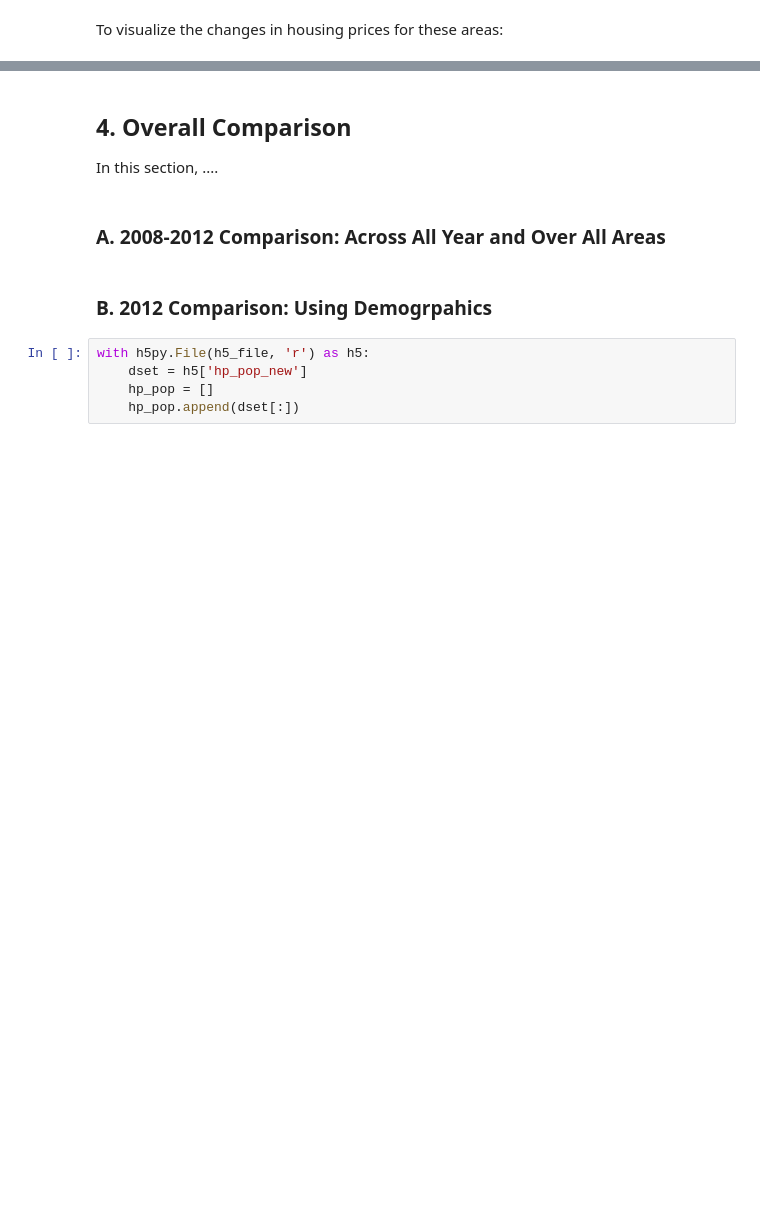
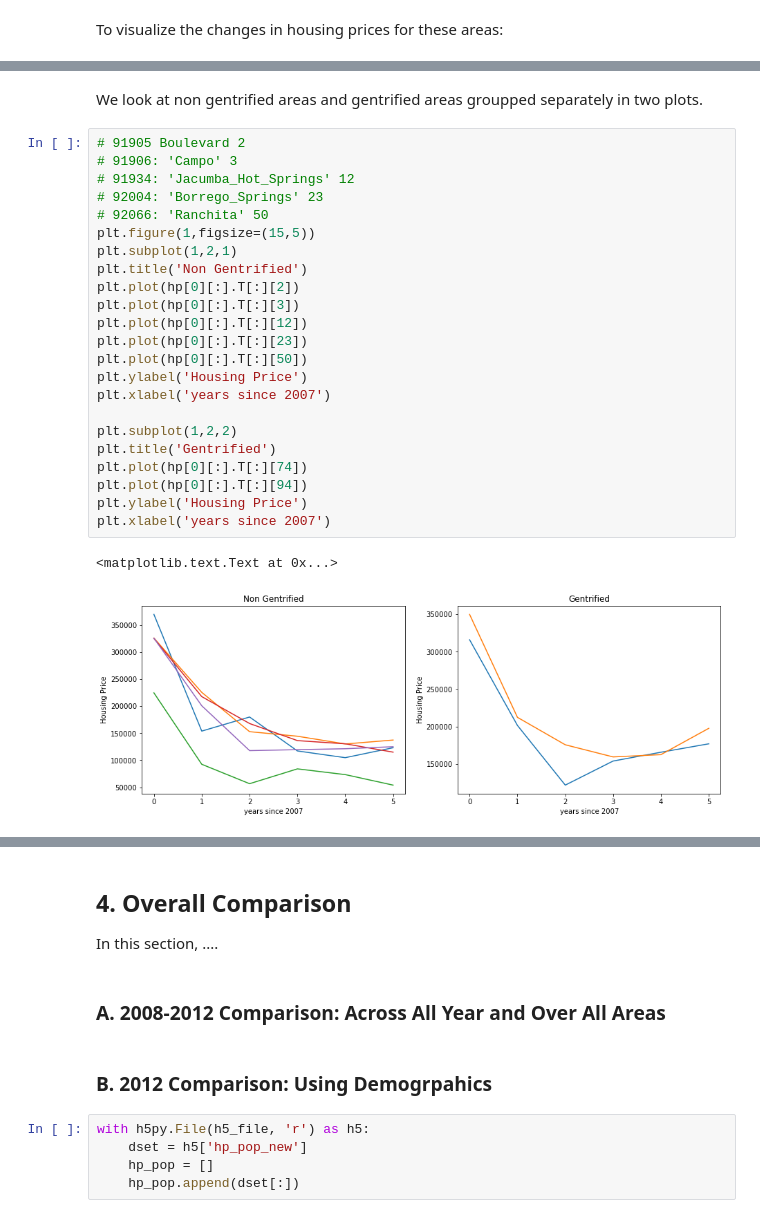
Before and after one commit to AbenaBonsu/Pr_057, a Jupyter notebook: FinalProject.ipynb, the cells around one changed output, grey strips where cells are left out. Cells and saved outputs as stored; diff of their text form; blank space fills up the shorter version.

```diff
--- a/FinalProject.ipynb
+++ b/FinalProject.ipynb
@@ -901,0 +953,28 @@ _ = plt.plot(hp[0][:].T[:][94])
+# %% [markdown]
+We look at non gentrified areas and gentrified areas groupped separately in two plots.
+# %%
+# 91905 Boulevard 2
+# 91906: 'Campo' 3
+# 91934: 'Jacumba_Hot_Springs' 12
+# 92004: 'Borrego_Springs' 23
+# 92066: 'Ranchita' 50
+plt.figure(1,figsize=(15,5))
+plt.subplot(1,2,1)
+plt.title('Non Gentrified')
+plt.plot(hp[0][:].T[:][2])
+plt.plot(hp[0][:].T[:][3])
+plt.plot(hp[0][:].T[:][12])
+plt.plot(hp[0][:].T[:][23])
+plt.plot(hp[0][:].T[:][50])
+plt.ylabel('Housing Price')
+plt.xlabel('years since 2007')
+
+plt.subplot(1,2,2)
+plt.title('Gentrified')
+plt.plot(hp[0][:].T[:][74])
+plt.plot(hp[0][:].T[:][94])
+plt.ylabel('Housing Price')
+plt.xlabel('years since 2007')
+# %% [output]
+<matplotlib.text.Text at 0x...>
+[figure, added]
```
Also changed, not shown: parts of 18 cells of this notebook, 2 other files.
